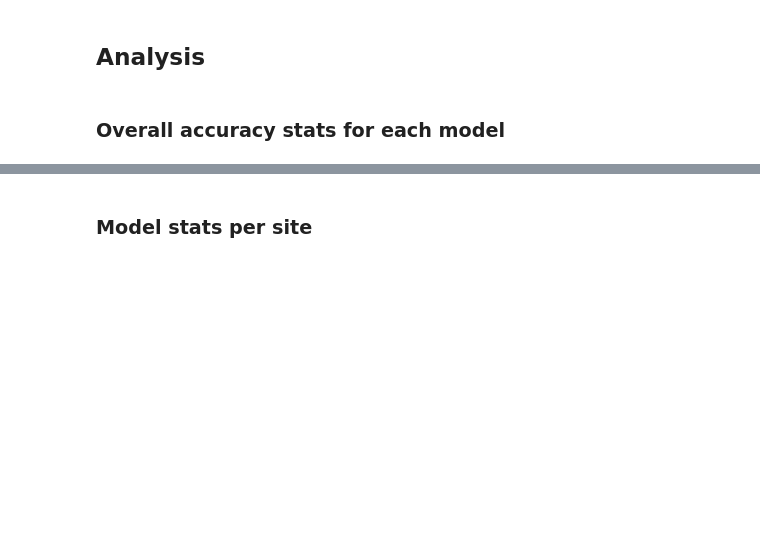
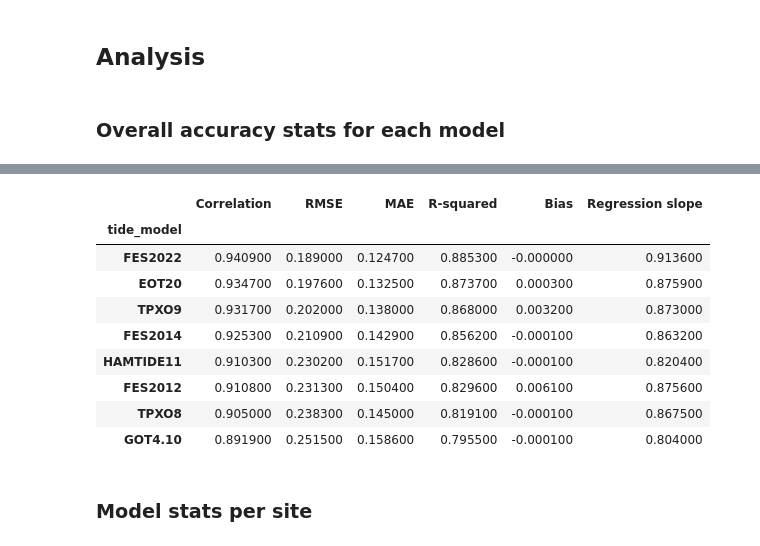
Before and after one commit to GeoscienceAustralia/dea-intertidal, a Jupyter notebook: notebooks/ensemble_tides/Tide_gauge_comparison.ipynb, the cells around one changed output, grey strips where cells are left out. Cells and saved outputs as stored; diff of their text form; code cells hidden in the pictures; blank space fills up the shorter version.

```diff
--- a/notebooks/ensemble_tides/Tide_gauge_comparison.ipynb
+++ b/notebooks/ensemble_tides/Tide_gauge_comparison.ipynb
@@ -536,3 +608,19 @@ accuracy_df.sort_values("RMSE").style.background_gradient(
 | TPXO8 | 0.905000 | 0.238300 | 0.145000 | 0.819100 | -0.000100 | 0.867500 |
 | GOT4.10 | 0.891900 | 0.251500 | 0.158600 | 0.795500 | -0.000100 | 0.804000 |
 | ensemble-bottom | 0.848300 | 0.295800 | 0.173900 | 0.719600 | 0.002400 | 0.762700 |
+# %%
+accuracy_df.loc[default_models].sort_values("RMSE").style.background_gradient(
+    cmap="RdBu_r",
+    subset=["RMSE"],
+)
+# %% [output]
+|  | Correlation | RMSE | MAE | R-squared | Bias | Regression slope |
+| tide_model |  |  |  |  |  |  |
+| FES2022 | 0.940900 | 0.189000 | 0.124700 | 0.885300 | -0.000000 | 0.913600 |
+| EOT20 | 0.934700 | 0.197600 | 0.132500 | 0.873700 | 0.000300 | 0.875900 |
+| TPXO9 | 0.931700 | 0.202000 | 0.138000 | 0.868000 | 0.003200 | 0.873000 |
+| FES2014 | 0.925300 | 0.210900 | 0.142900 | 0.856200 | -0.000100 | 0.863200 |
+| HAMTIDE11 | 0.910300 | 0.230200 | 0.151700 | 0.828600 | -0.000100 | 0.820400 |
+| FES2012 | 0.910800 | 0.231300 | 0.150400 | 0.829600 | 0.006100 | 0.875600 |
+| TPXO8 | 0.905000 | 0.238300 | 0.145000 | 0.819100 | -0.000100 | 0.867500 |
+| GOT4.10 | 0.891900 | 0.251500 | 0.158600 | 0.795500 | -0.000100 | 0.804000 |
```
Also changed, not shown: parts of 15 cells of this notebook, 1 other file.
